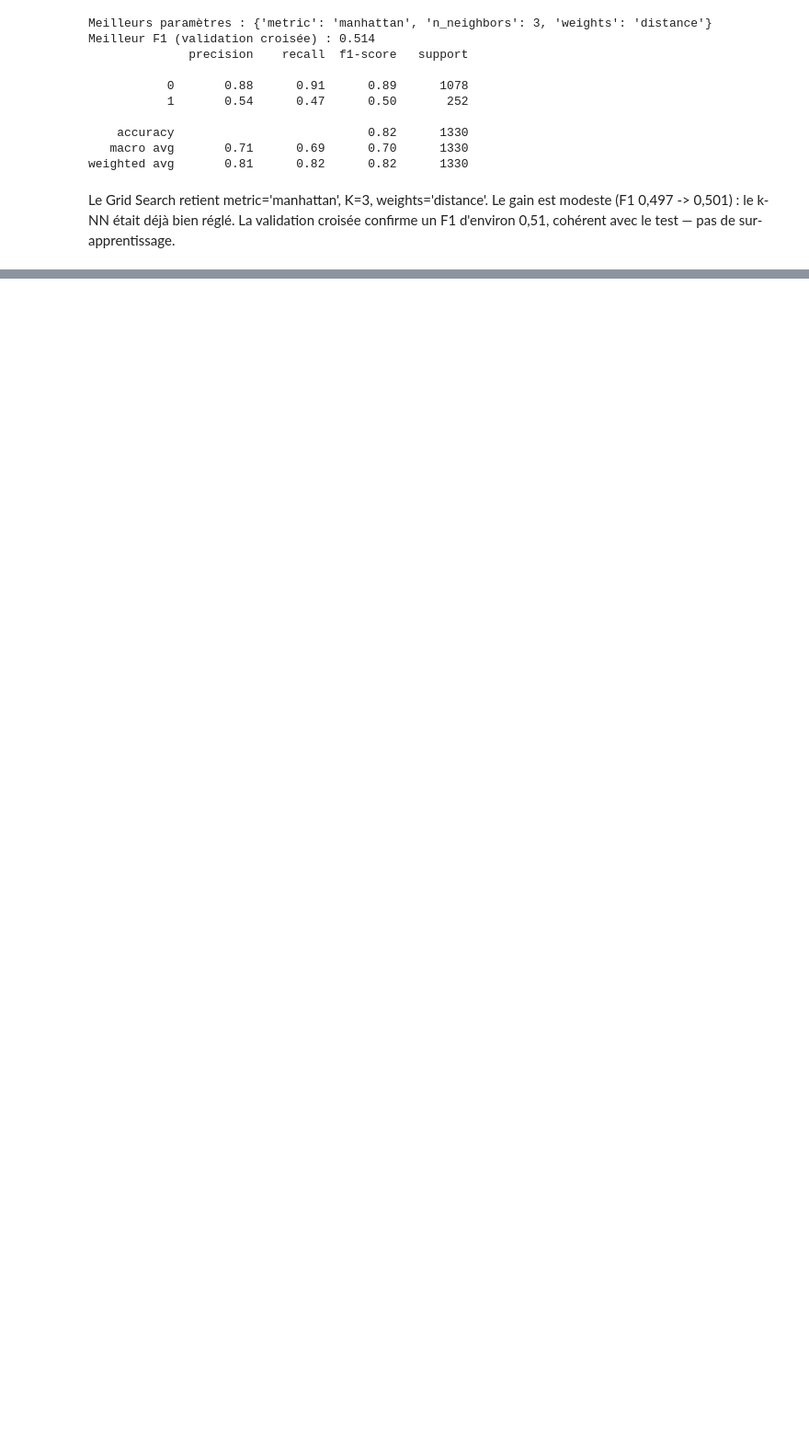
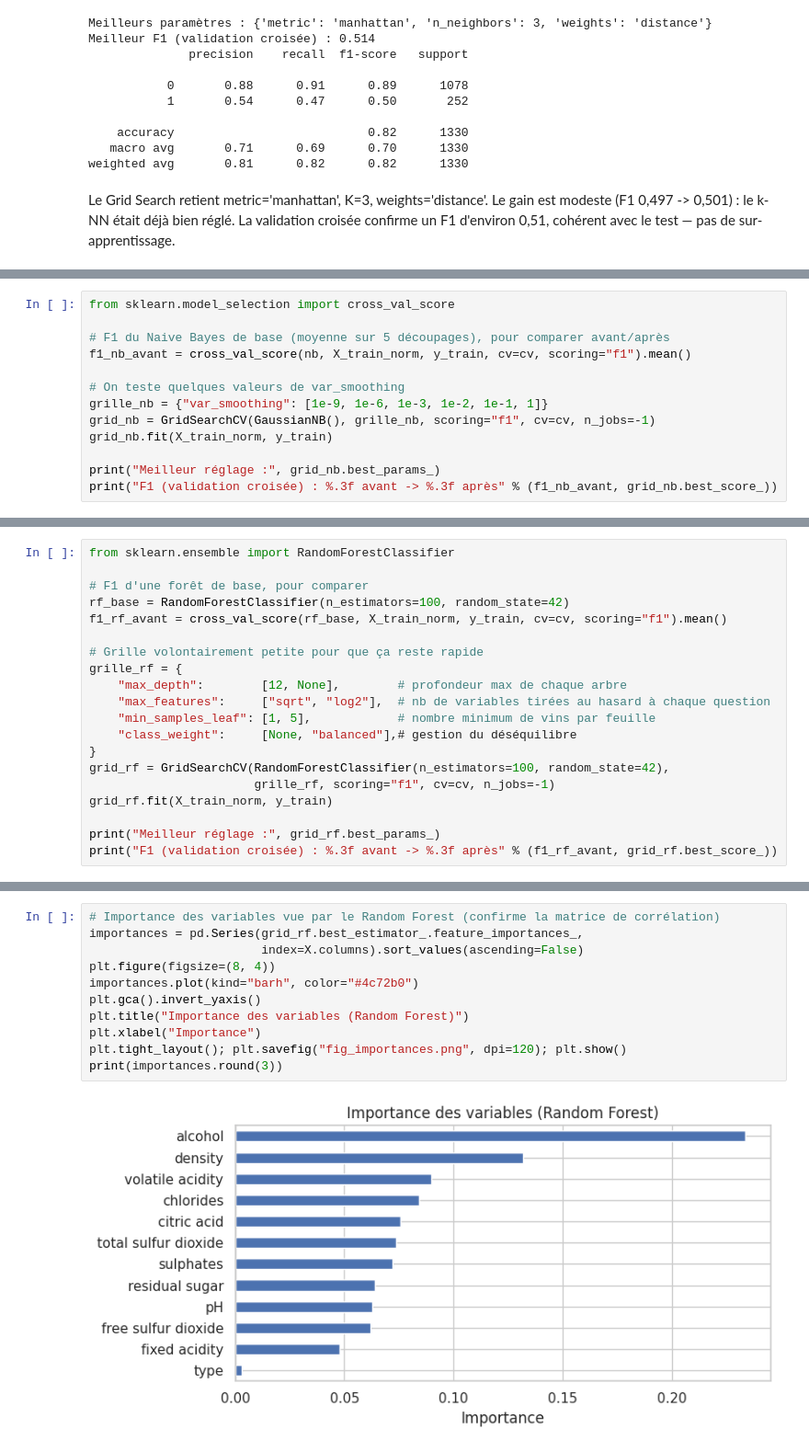
Before and after one commit to KYSyB2006/WineQualityClassificator, a Jupyter notebook: projet_vin.ipynb, the cells around one changed output, grey strips where cells are left out. Shown at 92% size. Saved outputs shown, nothing was run; the diff lists cells and outputs as text; blank space fills up the shorter version.

```diff
--- a/projet_vin.ipynb
+++ b/projet_vin.ipynb
@@ -797,0 +797,13 @@ C'est le compromis précision/rappel classique : selon l'objectif métier (ne pa
+# %%
+from sklearn.model_selection import cross_val_score
+
+# F1 du Naive Bayes de base (moyenne sur 5 découpages), pour comparer avant/après
+f1_nb_avant = cross_val_score(nb, X_train_norm, y_train, cv=cv, scoring="f1").mean()
+
+# On teste quelques valeurs de var_smoothing
+grille_nb = {"var_smoothing": [1e-9, 1e-6, 1e-3, 1e-2, 1e-1, 1]}
+grid_nb = GridSearchCV(GaussianNB(), grille_nb, scoring="f1", cv=cv, n_jobs=-1)
+grid_nb.fit(X_train_norm, y_train)
+
+print("Meilleur réglage :", grid_nb.best_params_)
+print("F1 (validation croisée) : %.3f avant -> %.3f après" % (f1_nb_avant, grid_nb.best_score_))
@@ -797,0 +846,20 @@ C'est le compromis précision/rappel classique : selon l'objectif métier (ne pa
+# %%
+from sklearn.ensemble import RandomForestClassifier
+
+# F1 d'une forêt de base, pour comparer
+rf_base = RandomForestClassifier(n_estimators=100, random_state=42)
+f1_rf_avant = cross_val_score(rf_base, X_train_norm, y_train, cv=cv, scoring="f1").mean()
+
+# Grille volontairement petite pour que ça reste rapide
+grille_rf = {
+    "max_depth":        [12, None],        # profondeur max de chaque arbre
+    "max_features":     ["sqrt", "log2"],  # nb de variables tirées au hasard à chaque question
+    "min_samples_leaf": [1, 5],            # nombre minimum de vins par feuille
+    "class_weight":     [None, "balanced"],# gestion du déséquilibre
+}
+grid_rf = GridSearchCV(RandomForestClassifier(n_estimators=100, random_state=42),
+                       grille_rf, scoring="f1", cv=cv, n_jobs=-1)
+grid_rf.fit(X_train_norm, y_train)
+
+print("Meilleur réglage :", grid_rf.best_params_)
+print("F1 (validation croisée) : %.3f avant -> %.3f après" % (f1_rf_avant, grid_rf.best_score_))
@@ -797,0 +880,13 @@ C'est le compromis précision/rappel classique : selon l'objectif métier (ne pa
+# %%
+# Importance des variables vue par le Random Forest (confirme la matrice de corrélation)
+importances = pd.Series(grid_rf.best_estimator_.feature_importances_,
+                        index=X.columns).sort_values(ascending=False)
+plt.figure(figsize=(8, 4))
+importances.plot(kind="barh", color="#4c72b0")
+plt.gca().invert_yaxis()
+plt.title("Importance des variables (Random Forest)")
+plt.xlabel("Importance")
+plt.tight_layout(); plt.savefig("fig_importances.png", dpi=120); plt.show()
+print(importances.round(3))
+# %% [output]
+[figure, added]
```
Also changed, not shown: parts of 36 cells of this notebook, 7 other files.
